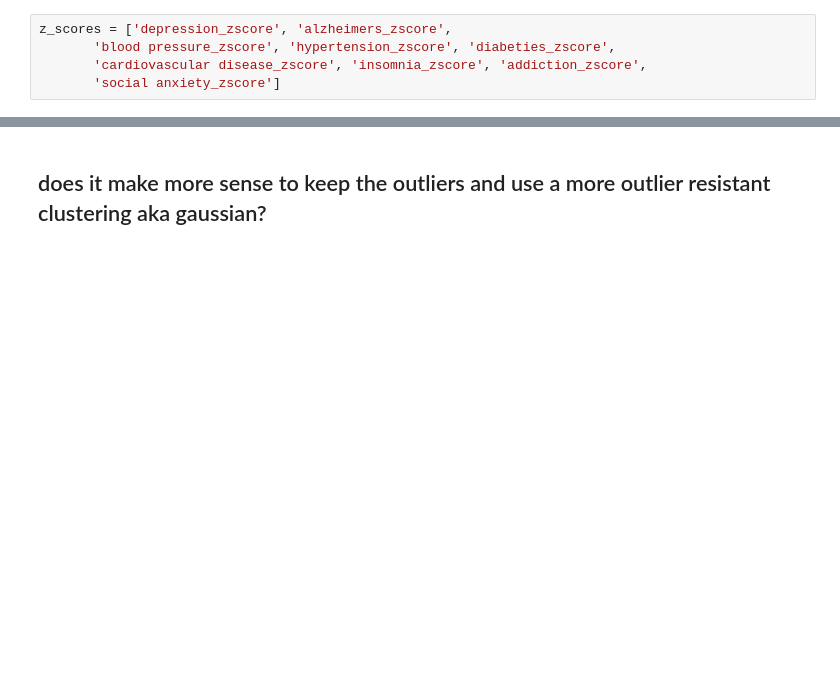
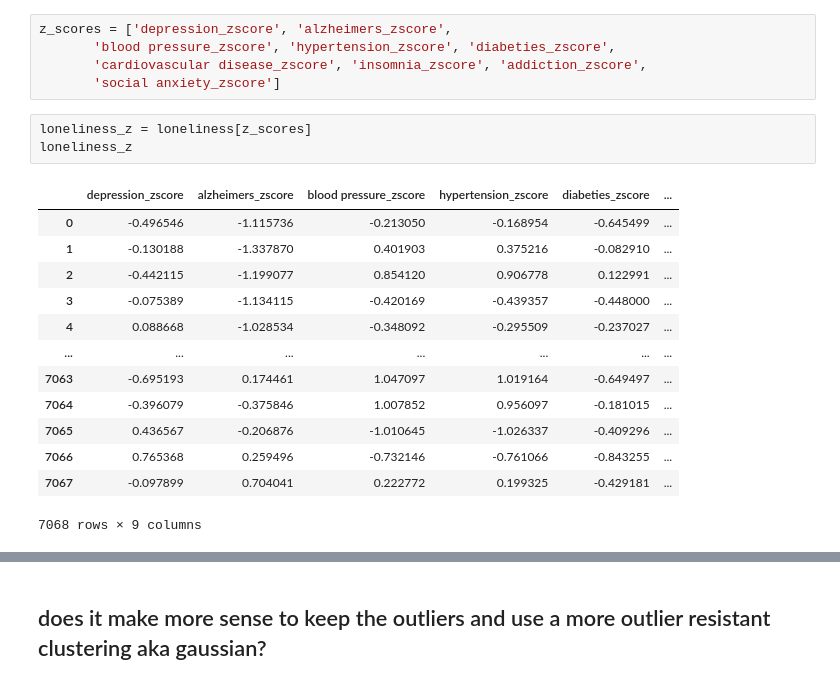
Before and after one commit to TamsinHu/Loneliness_study, a Jupyter notebook: clustering.ipynb, the cells around one changed output, grey strips where cells are left out. Drawn from its saved outputs; the diff is of its cells as text; blank space fills up the shorter version.

```diff
--- a/clustering.ipynb
+++ b/clustering.ipynb
@@ -20,3 +18,20 @@ z_scores = ['depression_zscore', 'alzheimers_zscore',
        'blood pressure_zscore', 'hypertension_zscore', 'diabeties_zscore',
        'cardiovascular disease_zscore', 'insomnia_zscore', 'addiction_zscore',
        'social anxiety_zscore']
+# %%
+loneliness_z = loneliness[z_scores]
+loneliness_z
+# %% [output]
+|  | depression_zscore | alzheimers_zscore | blood pressure_zscore | hypertension_zscore | diabeties_zscore | ... |
+| 0 | -0.496546 | -1.115736 | -0.213050 | -0.168954 | -0.645499 | ... |
+| 1 | -0.130188 | -1.337870 | 0.401903 | 0.375216 | -0.082910 | ... |
+| 2 | -0.442115 | -1.199077 | 0.854120 | 0.906778 | 0.122991 | ... |
+| 3 | -0.075389 | -1.134115 | -0.420169 | -0.439357 | -0.448000 | ... |
+| 4 | 0.088668 | -1.028534 | -0.348092 | -0.295509 | -0.237027 | ... |
+| ... | ... | ... | ... | ... | ... | ... |
+| 7063 | -0.695193 | 0.174461 | 1.047097 | 1.019164 | -0.649497 | ... |
+| 7064 | -0.396079 | -0.375846 | 1.007852 | 0.956097 | -0.181015 | ... |
+| 7065 | 0.436567 | -0.206876 | -1.010645 | -1.026337 | -0.409296 | ... |
+| 7066 | 0.765368 | 0.259496 | -0.732146 | -0.761066 | -0.843255 | ... |
+| 7067 | -0.097899 | 0.704041 | 0.222772 | 0.199325 | -0.429181 | ... |
+7068 rows × 9 columns
```
Also changed, not shown: parts of 46 cells of this notebook, 2 other files.
